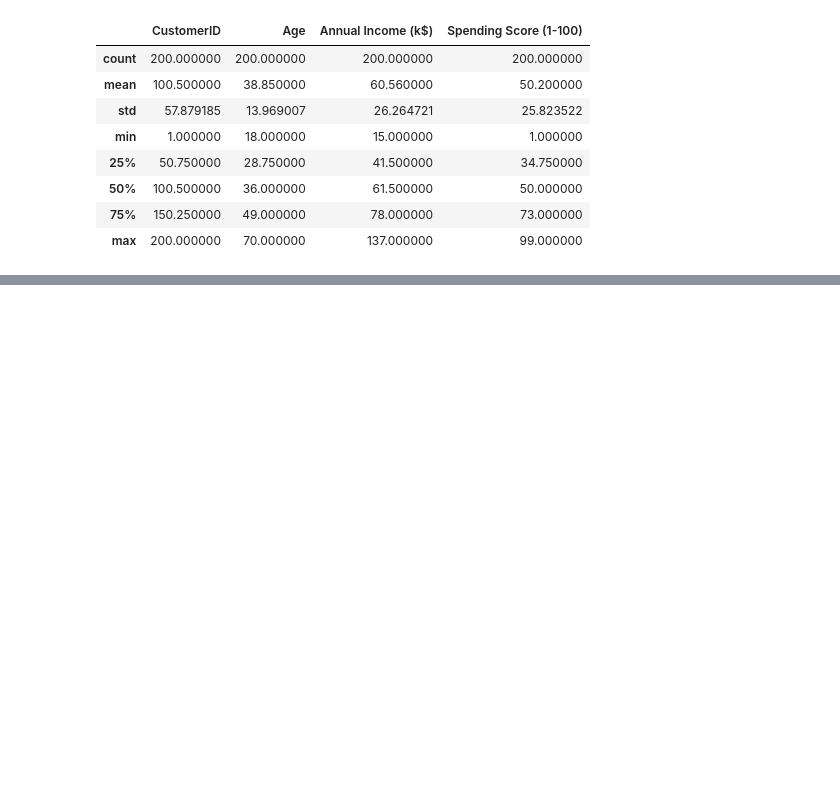
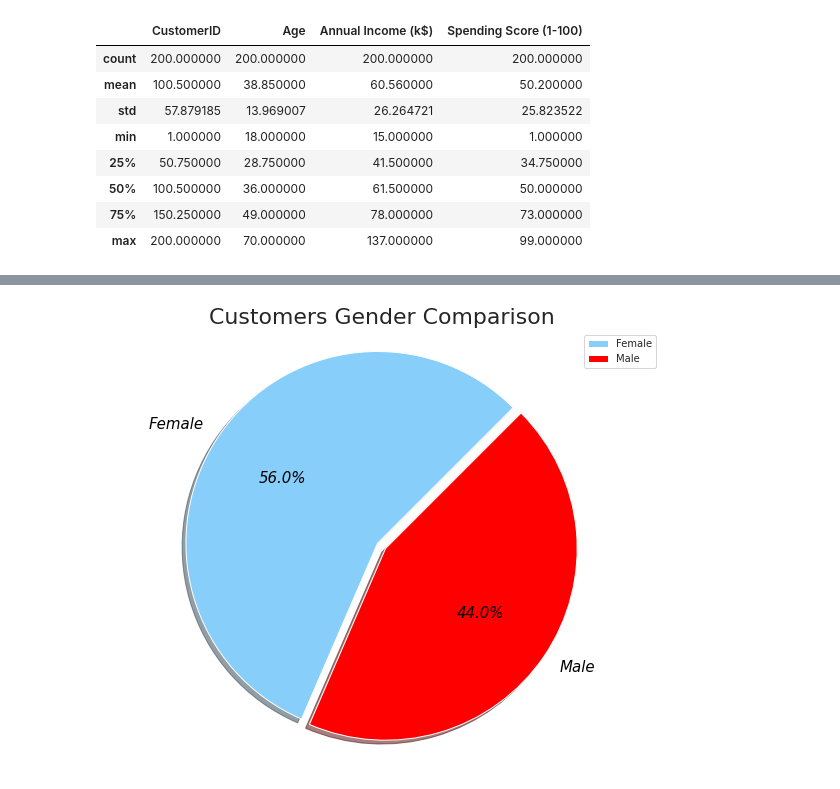
Before and after one commit to antonygatua/playing-with-data, a Jupyter notebook: Mall_customers/customer.ipynb, the cells around one changed output, grey strips where cells are left out. Cells and saved outputs as stored; diff of their text form; code cells hidden in the pictures; blank space fills up the shorter version.

```diff
--- a/Mall_customers/customer.ipynb
+++ b/Mall_customers/customer.ipynb
@@ -75,0 +134,34 @@ def bar_gender(df, var):
+# %%
+# plot a pie chart
+
+def pie_gender(df, var):
+    col = df.groupby([var])[var].count()
+
+    sns.axes_style('whitegrid')
+
+    fig, ax = plt.subplots(figsize=(10,8))
+
+    colors = ['lightskyblue', 'red']
+
+    textprops = {'color':'black', 'style':'oblique', 'size':15}
+
+    explode = (0, 0.05)
+
+    ax.pie(col.values, labels = col.index, autopct = '%1.1f%%', shadow = True, startangle = 45, colors=colors, textprops = textprops, explode = explode)
+
+    ax.set_title("Customers "+var+" Comparison", fontsize = 22)
+
+    ax.legend(col.index, loc = 'upper right')
+
+    ax.axis('equal')
+
+    fig.savefig("Gender_pie.png");
+
+    plt.show()
+
+    return
+# %%
+# displaying the pie chart
+pie_gender(df, 'Gender')
+# %% [output]
+[figure, added]
```
Also changed, not shown: parts of 11 cells of this notebook, 3 other files.
